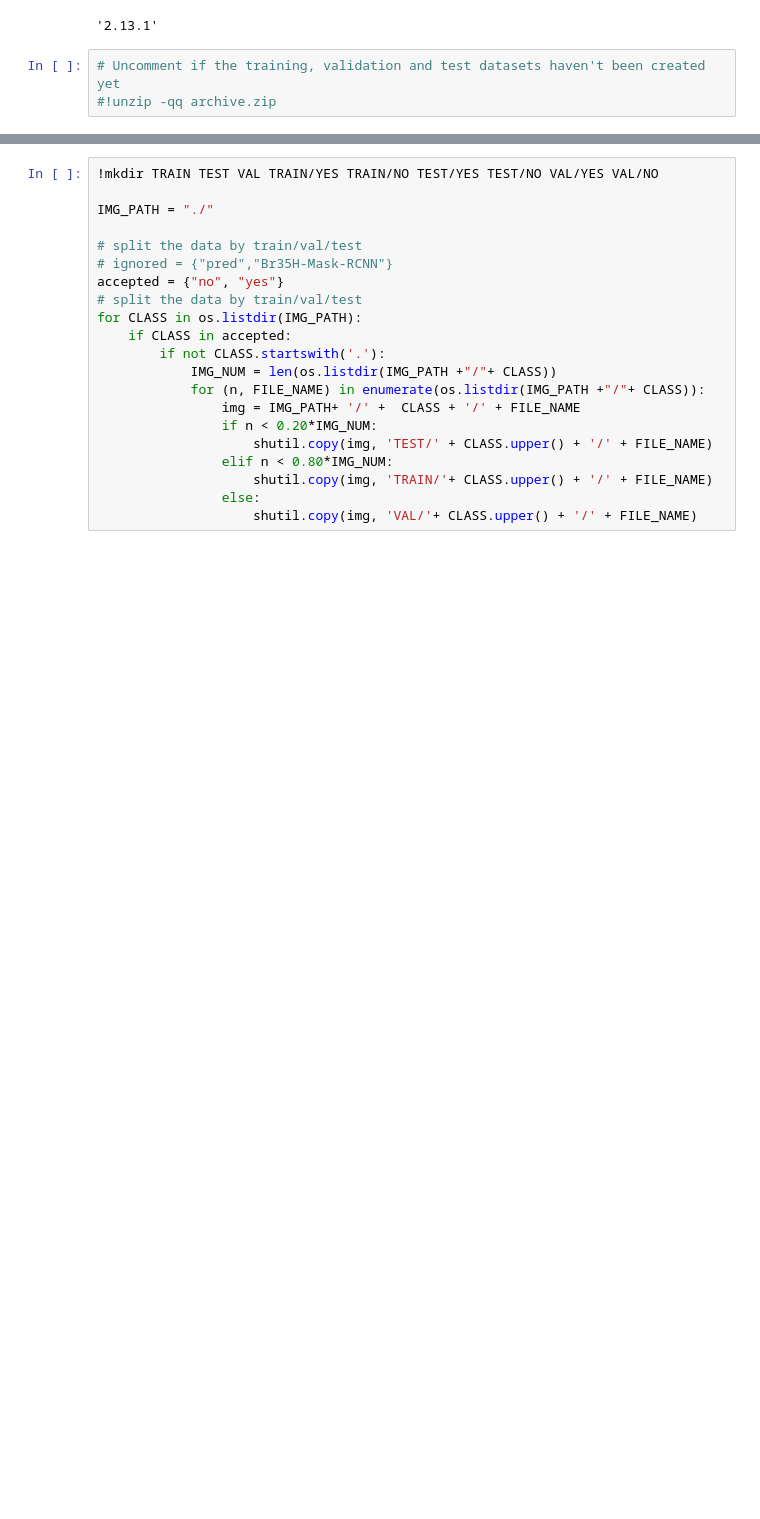
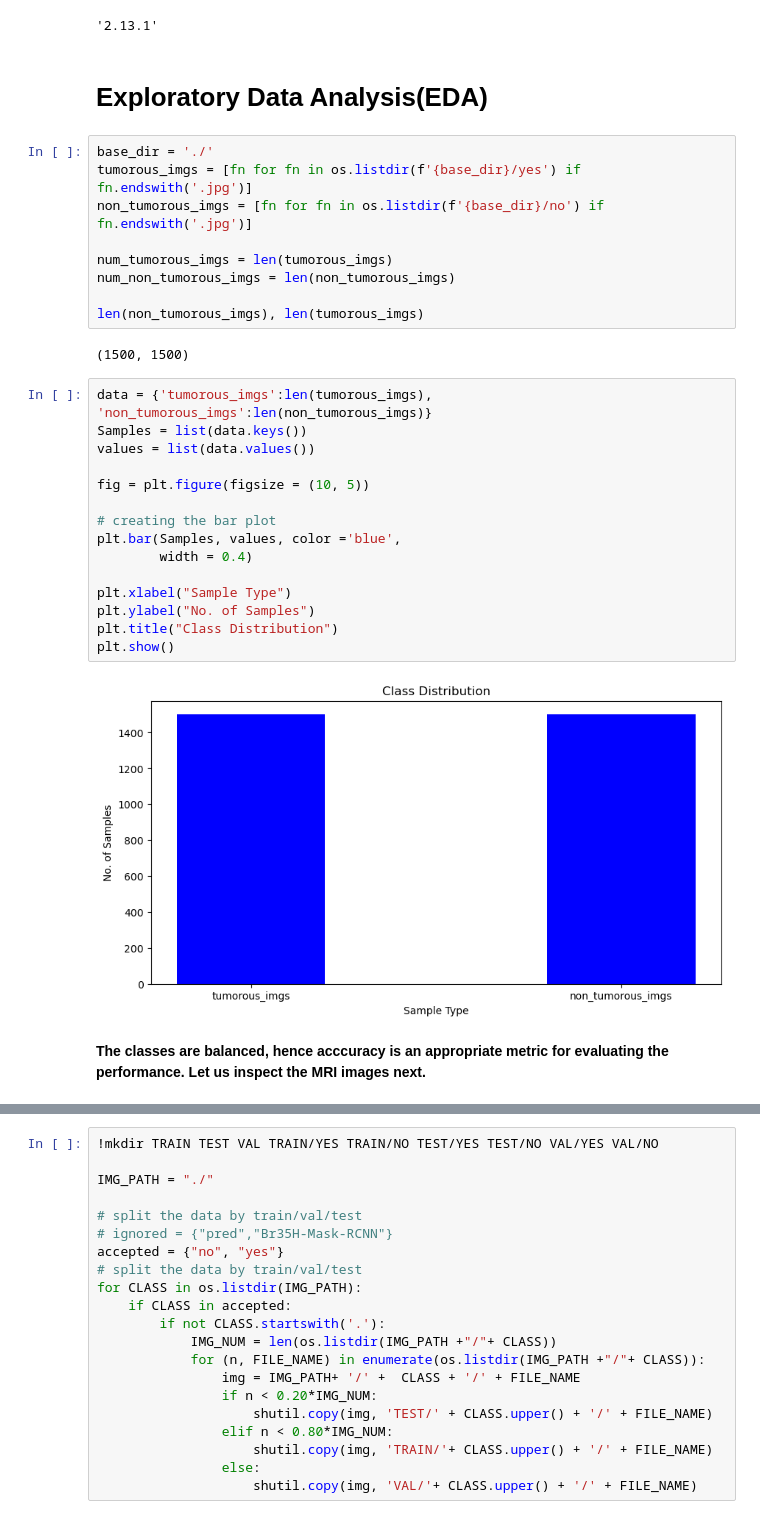
Before and after one commit to Optimistix/Brain_Tumor_Detection_using_MRI_Images_from_Kaggle_Br35H, a Jupyter notebook: notebook.ipynb, the cells around one changed output, grey strips where cells are left out. Saved outputs shown, nothing was run; the diff lists cells and outputs as text; blank space fills up the shorter version.

```diff
--- a/notebook.ipynb
+++ b/notebook.ipynb
@@ -29,6 +29,35 @@ import tensorflow
 tensorflow.__version__
 # %% [output]
 '2.13.1'
-# %%
-# Uncomment if the training, validation and test datasets haven't been created yet
-#!unzip -qq archive.zip
+# %% [markdown]
+# Exploratory Data Analysis(EDA)
+# %%
+base_dir = './'
+tumorous_imgs = [fn for fn in os.listdir(f'{base_dir}/yes') if fn.endswith('.jpg')]
+non_tumorous_imgs = [fn for fn in os.listdir(f'{base_dir}/no') if fn.endswith('.jpg')]
+
+num_tumorous_imgs = len(tumorous_imgs)
+num_non_tumorous_imgs = len(non_tumorous_imgs)
+
+len(non_tumorous_imgs), len(tumorous_imgs)
+# %% [output]
+(1500, 1500)
+# %%
+data = {'tumorous_imgs':len(tumorous_imgs), 'non_tumorous_imgs':len(non_tumorous_imgs)}
+Samples = list(data.keys())
+values = list(data.values())
+
+fig = plt.figure(figsize = (10, 5))
+
+# creating the bar plot
+plt.bar(Samples, values, color ='blue',
+        width = 0.4)
+
+plt.xlabel("Sample Type")
+plt.ylabel("No. of Samples")
+plt.title("Class Distribution")
+plt.show()
+# %% [output]
+[figure, added]
+# %% [markdown]
+<b> The classes are balanced, hence acccuracy is an appropriate metric for evaluating the performance. Let us inspect the MRI images next. </b>
```
Also changed, not shown: parts of 41 cells of this notebook.
